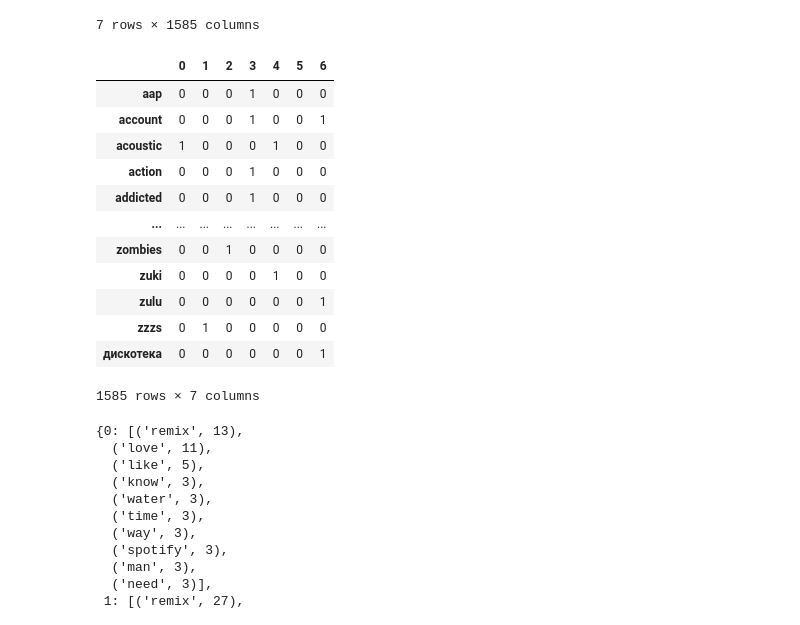
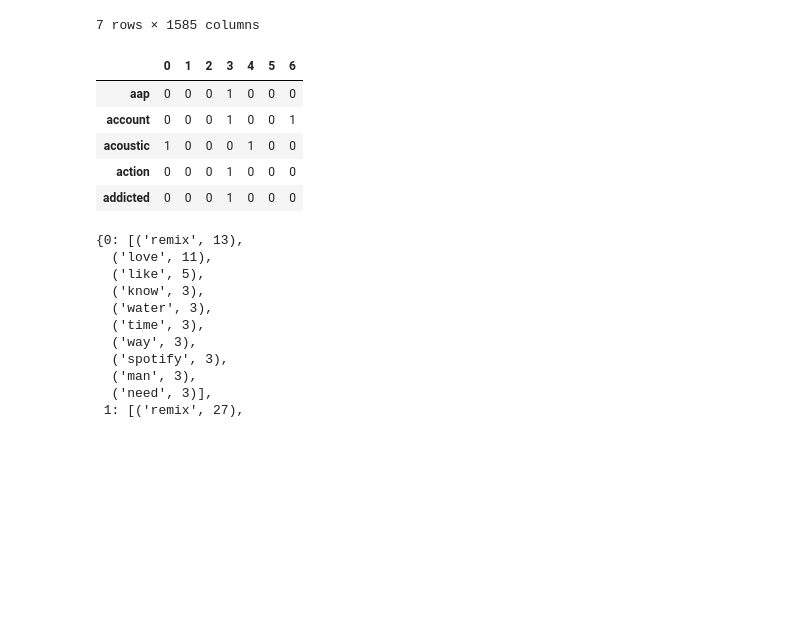
Before and after one commit to John3Baskerville/SpotifyClustering, a Jupyter notebook: Juypter Notebooks/NLP Topic Generation Spotify Songs.ipynb, the cells around one changed output. Drawn from its saved outputs; the diff is of its cells as text; code cells hidden in the pictures; blank space fills up the shorter version.

```diff
--- a/Juypter Notebooks/NLP Topic Generation Spotify Songs.ipynb
+++ b/Juypter Notebooks/NLP Topic Generation Spotify Songs.ipynb
@@ -81,21 +81,14 @@ data_dtm
 # %%
 #transpose df to make aggregation easier
 data_dtm = data_dtm.transpose()
-data_dtm
+data_dtm.head()
 # %% [output]
 |  | 0 | 1 | 2 | 3 | 4 | 5 | 6 |
 | aap | 0 | 0 | 0 | 1 | 0 | 0 | 0 |
 | account | 0 | 0 | 0 | 1 | 0 | 0 | 1 |
 | acoustic | 1 | 0 | 0 | 0 | 1 | 0 | 0 |
 | action | 0 | 0 | 0 | 1 | 0 | 0 | 0 |
 | addicted | 0 | 0 | 0 | 1 | 0 | 0 | 0 |
-| ... | ... | ... | ... | ... | ... | ... | ... |
-| zombies | 0 | 0 | 1 | 0 | 0 | 0 | 0 |
-| zuki | 0 | 0 | 0 | 0 | 1 | 0 | 0 |
-| zulu | 0 | 0 | 0 | 0 | 0 | 0 | 1 |
-| zzzs | 0 | 1 | 0 | 0 | 0 | 0 | 0 |
-| дискотека | 0 | 0 | 0 | 0 | 0 | 0 | 1 |
-1585 rows × 7 columns
 # %%
 #Find top words in each playlist
 top_words_dict = {}
```
Also changed, not shown: parts of 11 cells of this notebook, 1 other file.
